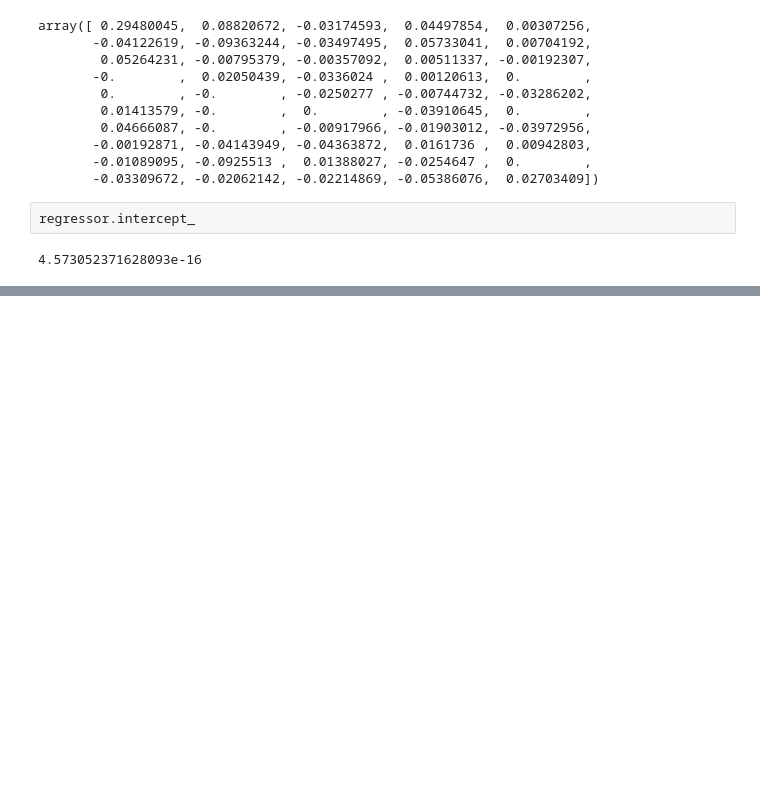
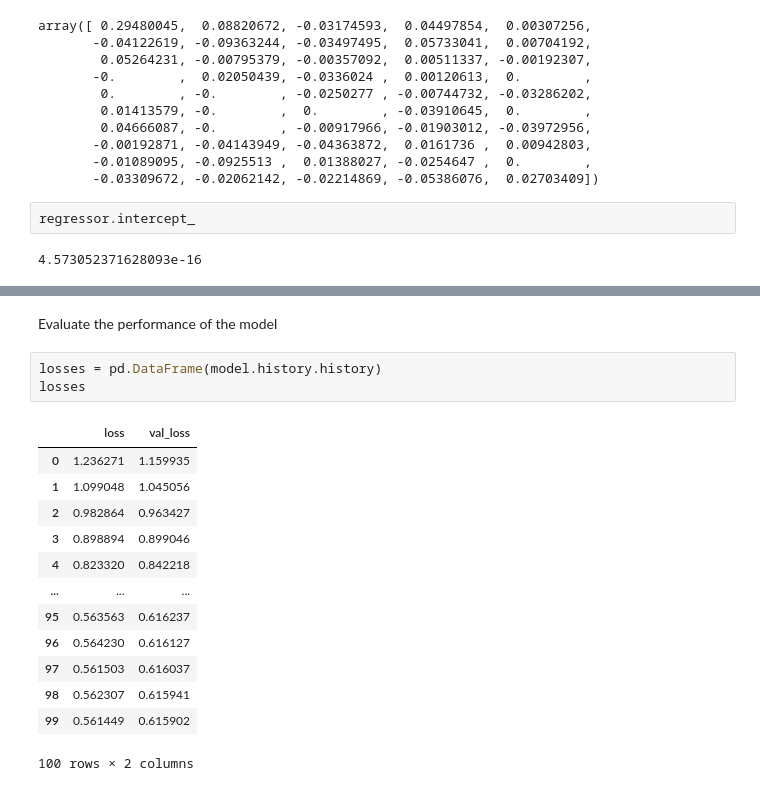
Before and after one commit to JoanWaweru/ML-Group-5-Tasks, a Jupyter notebook: Housing_Price_Task.ipynb, the cells around one changed output, grey strips where cells are left out. Cells and saved outputs as stored; diff of their text form; blank space fills up the shorter version.

```diff
--- a/Housing_Price_Task.ipynb
+++ b/Housing_Price_Task.ipynb
@@ -610,0 +655,19 @@ model = Sequential()
+# %% [markdown]
+Evaluate the performance of the model
+# %%
+losses = pd.DataFrame(model.history.history)
+losses
+# %% [output]
+|  | loss | val_loss |
+| 0 | 1.236271 | 1.159935 |
+| 1 | 1.099048 | 1.045056 |
+| 2 | 0.982864 | 0.963427 |
+| 3 | 0.898894 | 0.899046 |
+| 4 | 0.823320 | 0.842218 |
+| ... | ... | ... |
+| 95 | 0.563563 | 0.616237 |
+| 96 | 0.564230 | 0.616127 |
+| 97 | 0.561503 | 0.616037 |
+| 98 | 0.562307 | 0.615941 |
+| 99 | 0.561449 | 0.615902 |
+100 rows × 2 columns
```
Also changed, not shown: parts of 8 cells of this notebook.
